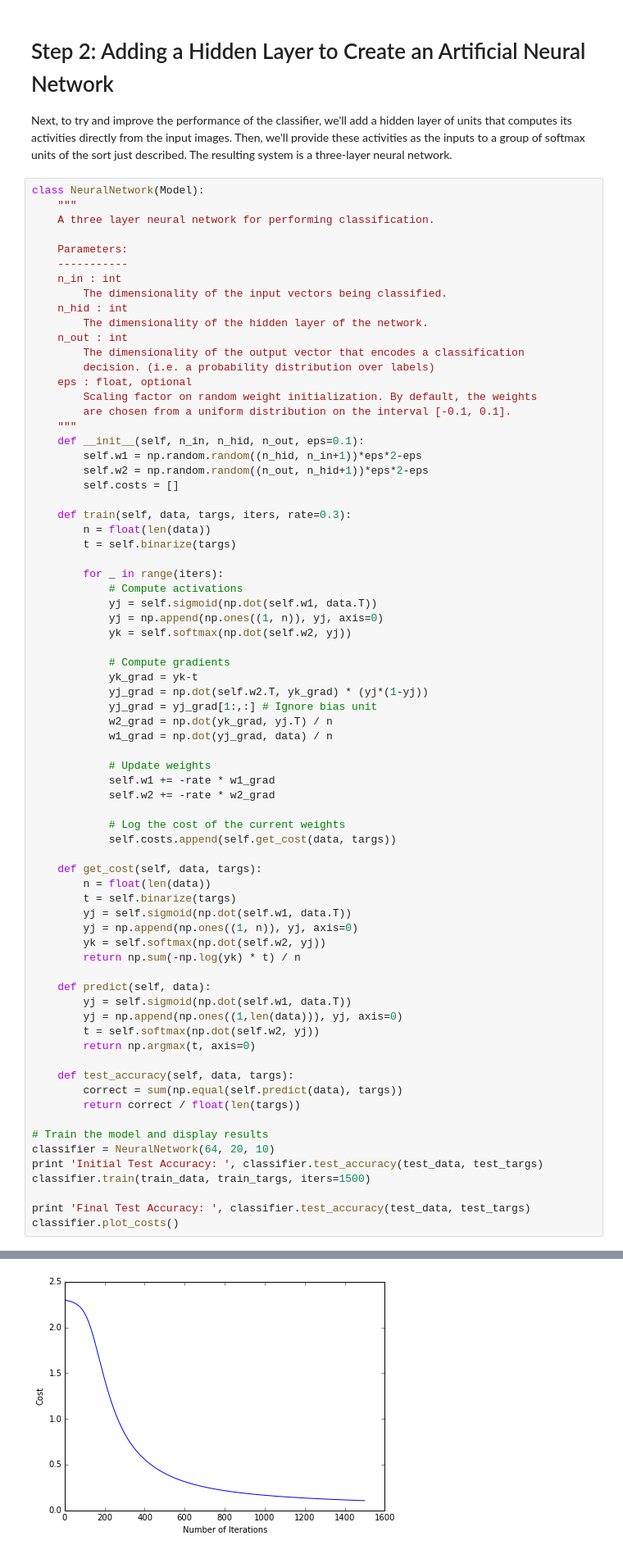
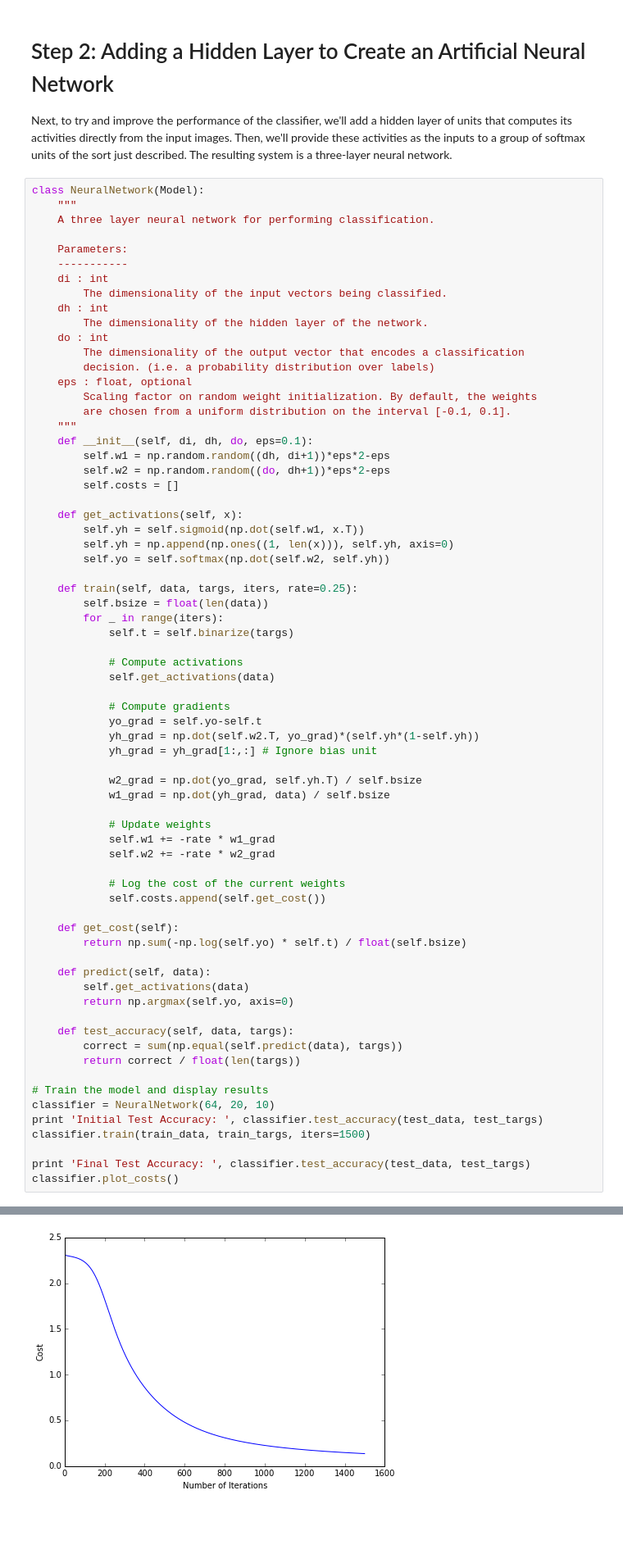
Before and after one commit to pblouw/stat-946, a Jupyter notebook: Backpropogation.ipynb, the cells around one changed output, grey strips where cells are left out. Shown at 82% size. Drawn from its saved outputs; the diff is of its cells as text; blank space fills up the shorter version.

Commit message:
Store layer activations to reduce comp time

```diff
--- a/Backpropogation.ipynb
+++ b/Backpropogation.ipynb
@@ -225,59 +225,56 @@ class NeuralNetwork(Model):
 
     Parameters:
     -----------
-    n_in : int
+    di : int
         The dimensionality of the input vectors being classified.
-    n_hid : int
+    dh : int
         The dimensionality of the hidden layer of the network.
-    n_out : int
+    do : int
         The dimensionality of the output vector that encodes a classification
         decision. (i.e. a probability distribution over labels)
     eps : float, optional
         Scaling factor on random weight initialization. By default, the weights
         are chosen from a uniform distribution on the interval [-0.1, 0.1].
     """
-    def __init__(self, n_in, n_hid, n_out, eps=0.1):
-        self.w1 = np.random.random((n_hid, n_in+1))*eps*2-eps
-        self.w2 = np.random.random((n_out, n_hid+1))*eps*2-eps
+    def __init__(self, di, dh, do, eps=0.1):
+        self.w1 = np.random.random((dh, di+1))*eps*2-eps
+        self.w2 = np.random.random((do, dh+1))*eps*2-eps
         self.costs = []
 
-    def train(self, data, targs, iters, rate=0.3):
-        n = float(len(data))
-        t = self.binarize(targs)
+    def get_activations(self, x):
+        self.yh = self.sigmoid(np.dot(self.w1, x.T))
+        self.yh = np.append(np.ones((1, len(x))), self.yh, axis=0)
+        self.yo = self.softmax(np.dot(self.w2, self.yh))
 
+    def train(self, data, targs, iters, rate=0.25):
+        self.bsize = float(len(data))
         for _ in range(iters):
+            self.t = self.binarize(targs)
+
             # Compute activations
-            yj = self.sigmoid(np.dot(self.w1, data.T))
-            yj = np.append(np.ones((1, n)), yj, axis=0)
-            yk = self.softmax(np.dot(self.w2, yj))
+            self.get_activations(data)
 
             # Compute gradients
-            yk_grad = yk-t
-            yj_grad = np.dot(self.w2.T, yk_grad) * (yj*(1-yj))
-            yj_grad = yj_grad[1:,:] # Ignore bias unit
-            w2_grad = np.dot(yk_grad, yj.T) / n
-            w1_grad = np.dot(yj_grad, data) / n
+            yo_grad = self.yo-self.t
+            yh_grad = np.dot(self.w2.T, yo_grad)*(self.yh*(1-self.yh))
+            yh_grad = yh_grad[1:,:] # Ignore bias unit
+
+            w2_grad = np.dot(yo_grad, self.yh.T) / self.bsize
+            w1_grad = np.dot(yh_grad, data) / self.bsize
 
             # Update weights
             self.w1 += -rate * w1_grad
             self.w2 += -rate * w2_grad
 
             # Log the cost of the current weights
-            self.costs.append(self.get_cost(data, targs))
+            self.costs.append(self.get_cost())
 
-    def get_cost(self, data, targs):
-        n = float(len(data))
-        t = self.binarize(targs)
-        yj = self.sigmoid(np.dot(self.w1, data.T))
-        yj = np.append(np.ones((1, n)), yj, axis=0)
-        yk = self.softmax(np.dot(self.w2, yj))
-        return np.sum(-np.log(yk) * t) / n
+    def get_cost(self):
+        return np.sum(-np.log(self.yo) * self.t) / float(self.bsize)
 
     def predict(self, data):
-        yj = self.sigmoid(np.dot(self.w1, data.T))
-        yj = np.append(np.ones((1,len(data))), yj, axis=0)
-        t = self.softmax(np.dot(self.w2, yj))
-        return np.argmax(t, axis=0)
+        self.get_activations(data)
+        return np.argmax(self.yo, axis=0)
 
     def test_accuracy(self, data, targs):
         correct = sum(np.equal(self.predict(data), targs))
@@ -296,4 +293,4 @@ Final Test Accuracy:  0.897222222222
-[figure, old version]
+[figure, new version]
 # %%
 # Plot predictions for previously shown display items
 predictions = classifier.predict(train_data)[indices]
```
Also changed, not shown: parts of 5 cells of this notebook.
